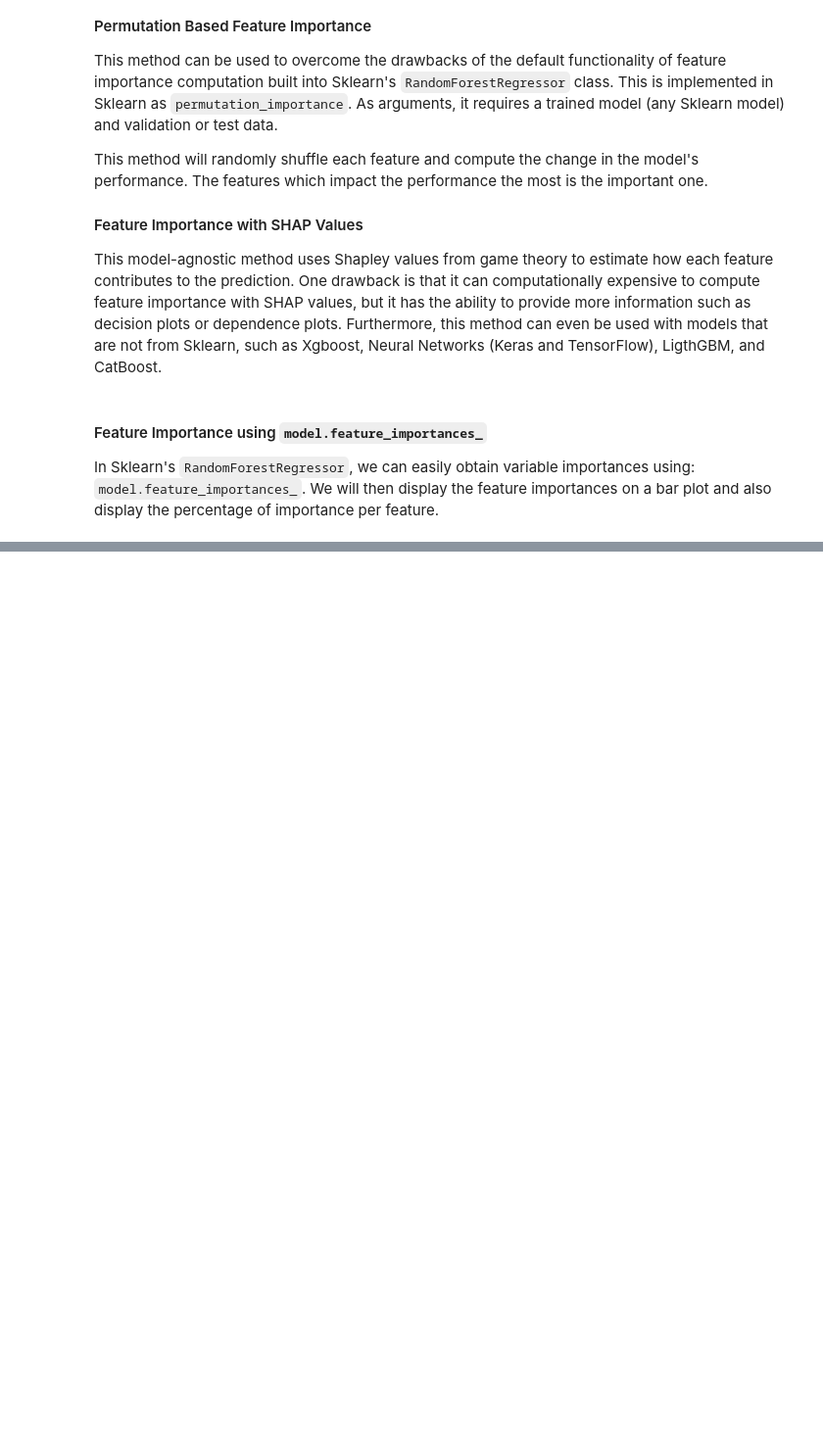
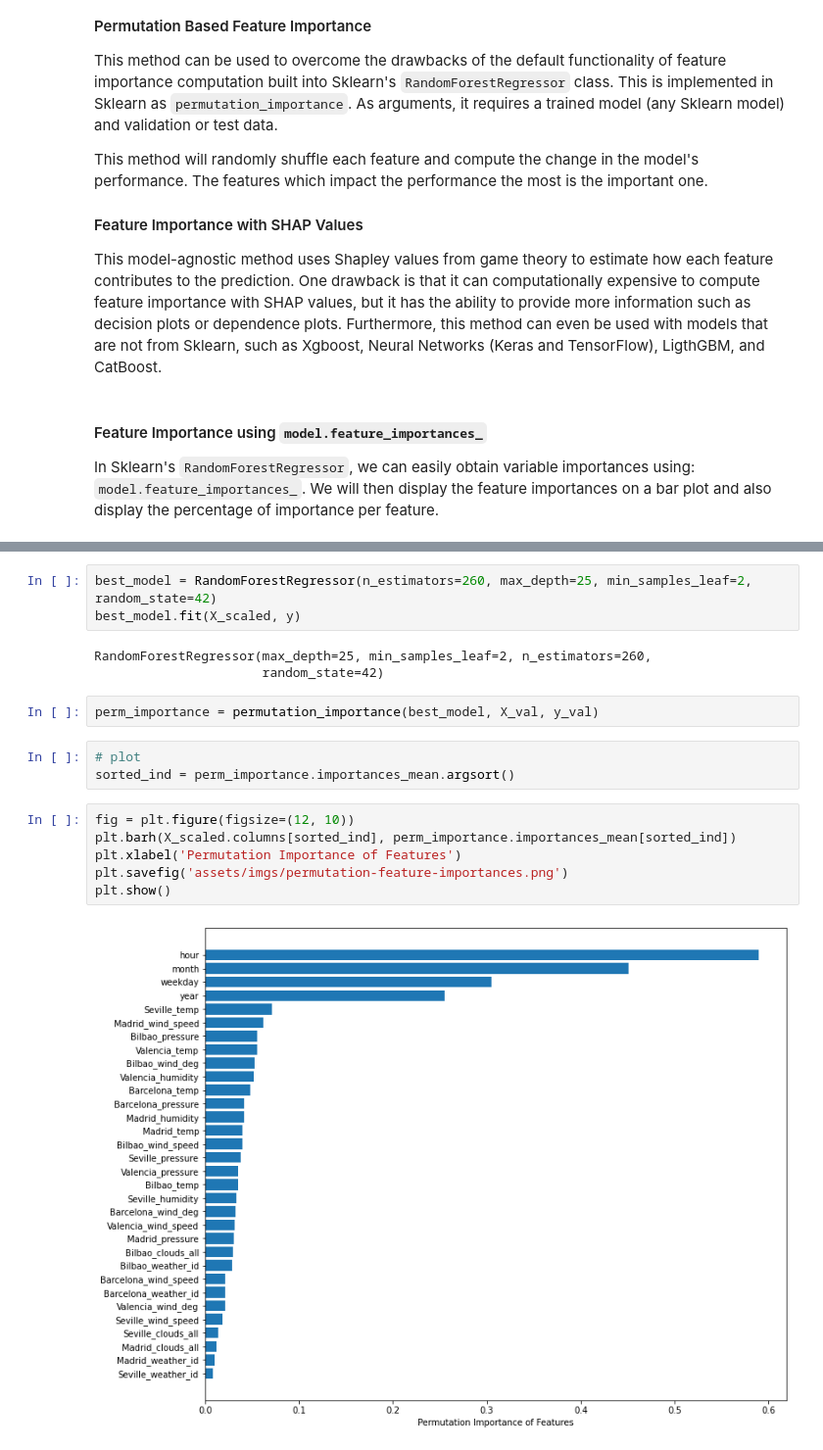
Before and after one commit to StephenGQuimpo/load-shortfall-regression-predict-api, a Jupyter notebook: regression_predict_ZF4.ipynb, the cells around one changed output, grey strips where cells are left out. Shown at 98% size. Saved outputs shown, nothing was run; the diff lists cells and outputs as text; blank space fills up the shorter version.

```diff
--- a/regression_predict_ZF4.ipynb
+++ b/regression_predict_ZF4.ipynb
@@ -1774,0 +1784,19 @@ We have displayed the percentage that each feature contributes to predicting loa
+# %%
+best_model = RandomForestRegressor(n_estimators=260, max_depth=25, min_samples_leaf=2, random_state=42)
+best_model.fit(X_scaled, y)
+# %% [output]
+RandomForestRegressor(max_depth=25, min_samples_leaf=2, n_estimators=260,
+                      random_state=42)
+# %%
+perm_importance = permutation_importance(best_model, X_val, y_val)
+# %%
+# plot
+sorted_ind = perm_importance.importances_mean.argsort()
+# %%
+fig = plt.figure(figsize=(12, 10))
+plt.barh(X_scaled.columns[sorted_ind], perm_importance.importances_mean[sorted_ind])
+plt.xlabel('Permutation Importance of Features')
+plt.savefig('assets/imgs/permutation-feature-importances.png')
+plt.show()
+# %% [output]
+[figure, added]
```
Also changed, not shown: parts of 54 cells of this notebook, 3 other files.
